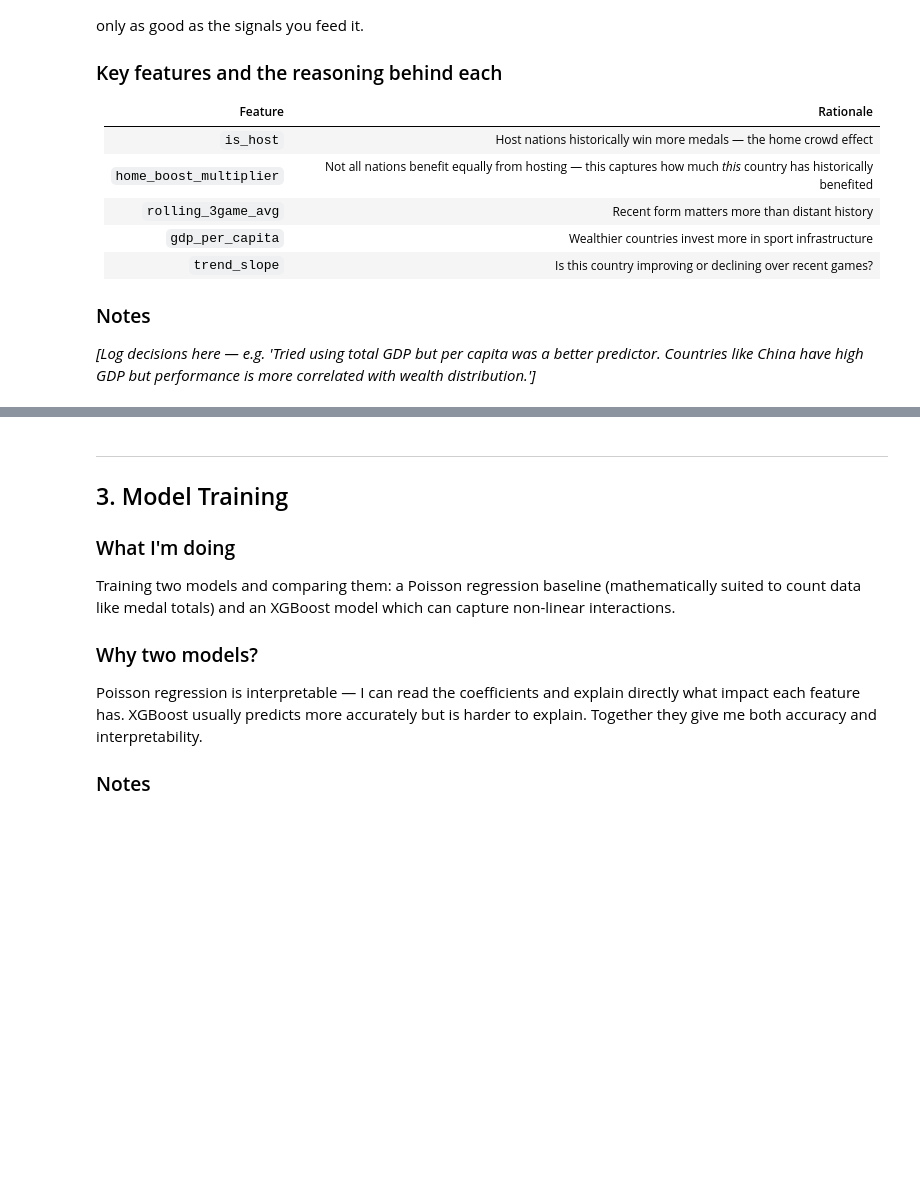
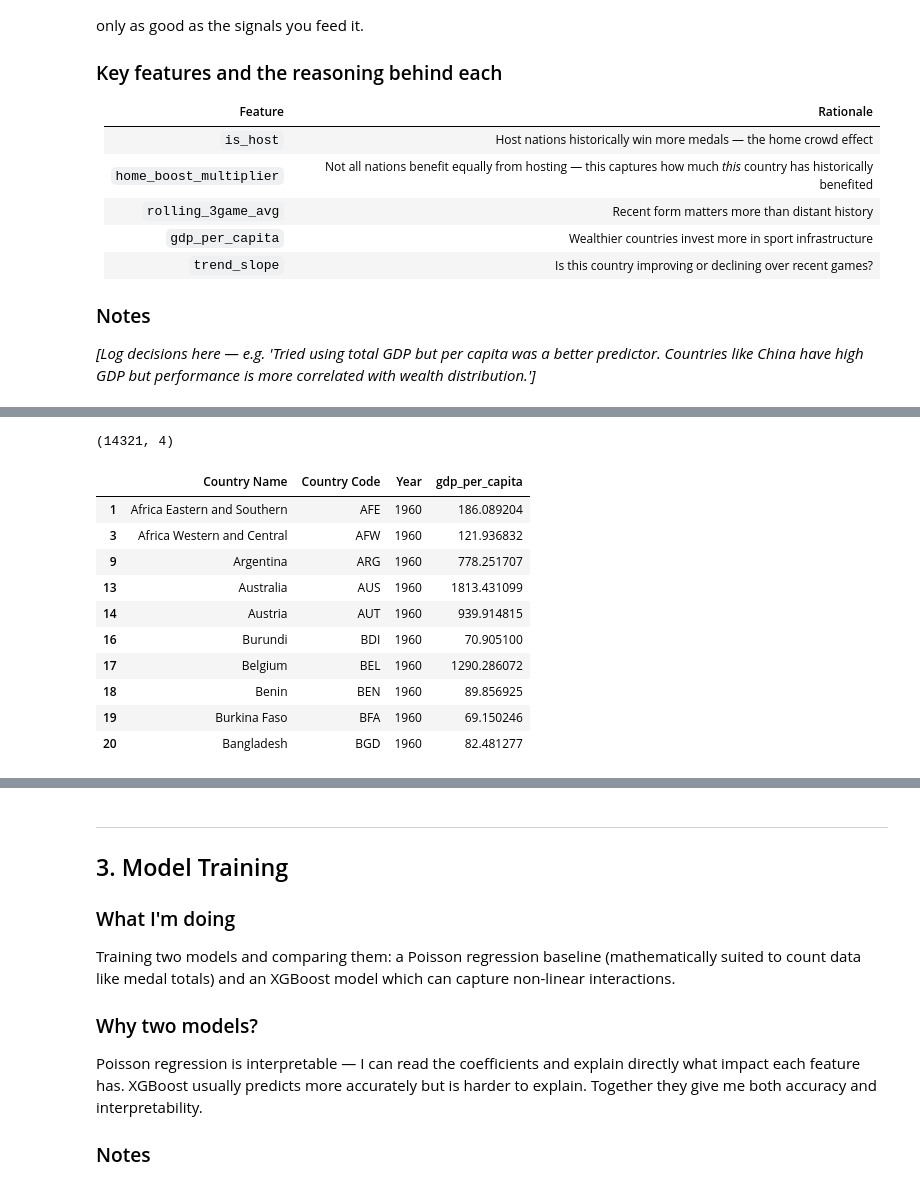
Before and after one commit to nOObY098/olympics-medal-predictor, a Jupyter notebook: notebooks/olympics_predictor.ipynb, the cells around one changed output, grey strips where cells are left out. Saved outputs shown, nothing was run; the diff lists cells and outputs as text; code cells hidden in the pictures; blank space fills up the shorter version.

```diff
--- a/notebooks/olympics_predictor.ipynb
+++ b/notebooks/olympics_predictor.ipynb
@@ -169,0 +195,28 @@ print('TODO: merge GDP — see NOTES.md for country mapping progress')
+# %%
+# Reshape GDP from wide to long format
+gdp_long = gdp.melt(
+    id_vars=['Country Name', 'Country Code'],
+    value_vars=[str(y) for y in range(1960, 2024)],
+    var_name='Year',
+    value_name='gdp_per_capita'
+)
+
+# Clean up
+gdp_long['Year'] = gdp_long['Year'].astype(int)
+gdp_long = gdp_long.dropna(subset=['gdp_per_capita'])
+
+print(gdp_long.shape)
+gdp_long.head(10)
+# %% [output]
+(14321, 4)
+|  | Country Name | Country Code | Year | gdp_per_capita |
+| 1 | Africa Eastern and Southern | AFE | 1960 | 186.089204 |
+| 3 | Africa Western and Central | AFW | 1960 | 121.936832 |
+| 9 | Argentina | ARG | 1960 | 778.251707 |
+| 13 | Australia | AUS | 1960 | 1813.431099 |
+| 14 | Austria | AUT | 1960 | 939.914815 |
+| 16 | Burundi | BDI | 1960 | 70.905100 |
+| 17 | Belgium | BEL | 1960 | 1290.286072 |
+| 18 | Benin | BEN | 1960 | 89.856925 |
+| 19 | Burkina Faso | BFA | 1960 | 69.150246 |
+| 20 | Bangladesh | BGD | 1960 | 82.481277 |
```
Also changed, not shown: parts of 16 cells of this notebook, 1 other file.
